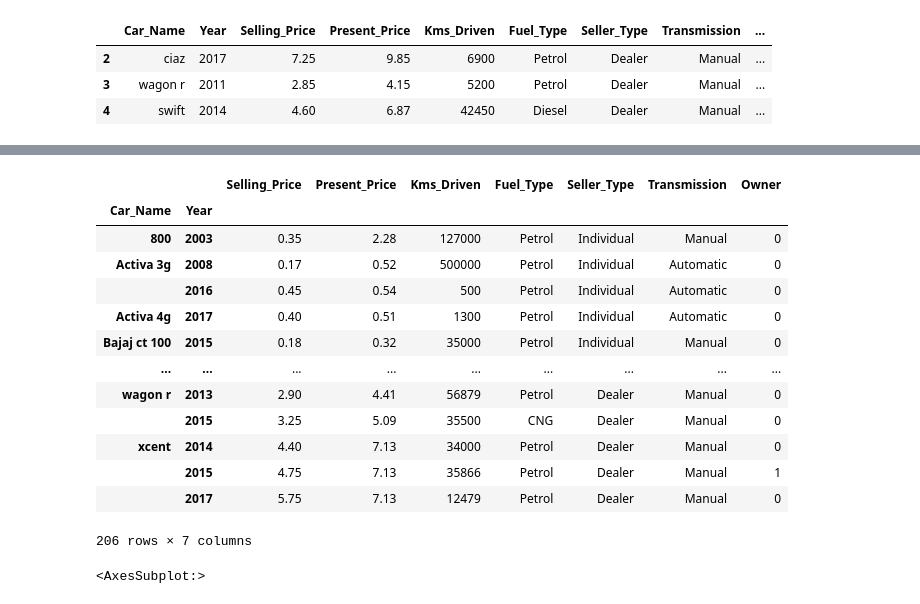
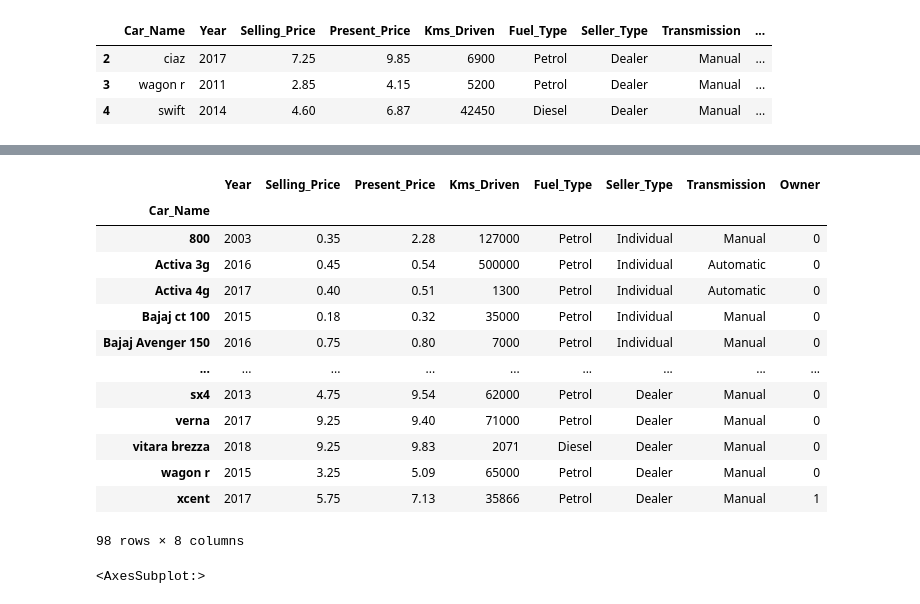
Before and after one commit to levonsg/Advanced_ML, a Jupyter notebook: Classwork/ML_practice1.ipynb, the cells around one changed output, grey strips where cells are left out. Drawn from its saved outputs; the diff is of its cells as text; code cells hidden in the pictures.

```diff
--- a/ML_Advanced/Classwork/ML_practice1.ipynb
+++ b/Classwork/ML_practice1.ipynb
@@ -377,5 +171,3 @@ df.iloc[2:5]
 | 2 | ciaz | 2017 | 7.25 | 9.85 | 6900 | Petrol | Dealer | Manual | ... |
 | 3 | wagon r | 2011 | 2.85 | 4.15 | 5200 | Petrol | Dealer | Manual | ... |
 | 4 | swift | 2014 | 4.60 | 6.87 | 42450 | Diesel | Dealer | Manual | ... |
-# %%
-df.set_index('Selling_Price', inplace=True)
@@ -415,2 +175,0 @@ df.to_csv('car_data_upd.csv')
-# %%
-df.reset_index(inplace=True) # same as df = df.reset_index()
@@ -504,21 +232,21 @@ Name: Year, Length: 301, dtype: datetime64[ns]
 # %%
-df_grouped = df.groupby(['Car_Name', 'Year']).max()
+df_grouped = df.groupby('Car_Name').max()
 df_grouped
 # %% [output]
-|  |  | Selling_Price | Present_Price | Kms_Driven | Fuel_Type | Seller_Type | Transmission | Owner |
-| Car_Name | Year |  |  |  |  |  |  |  |
+|  | Year | Selling_Price | Present_Price | Kms_Driven | Fuel_Type | Seller_Type | Transmission | Owner |
+| Car_Name |  |  |  |  |  |  |  |  |
 | 800 | 2003 | 0.35 | 2.28 | 127000 | Petrol | Individual | Manual | 0 |
-| Activa 3g | 2008 | 0.17 | 0.52 | 500000 | Petrol | Individual | Automatic | 0 |
-|  | 2016 | 0.45 | 0.54 | 500 | Petrol | Individual | Automatic | 0 |
+| Activa 3g | 2016 | 0.45 | 0.54 | 500000 | Petrol | Individual | Automatic | 0 |
 | Activa 4g | 2017 | 0.40 | 0.51 | 1300 | Petrol | Individual | Automatic | 0 |
 | Bajaj ct 100 | 2015 | 0.18 | 0.32 | 35000 | Petrol | Individual | Manual | 0 |
+| Bajaj Avenger 150 | 2016 | 0.75 | 0.80 | 7000 | Petrol | Individual | Manual | 0 |
 | ... | ... | ... | ... | ... | ... | ... | ... | ... |
-| wagon r | 2013 | 2.90 | 4.41 | 56879 | Petrol | Dealer | Manual | 0 |
-|  | 2015 | 3.25 | 5.09 | 35500 | CNG | Dealer | Manual | 0 |
-| xcent | 2014 | 4.40 | 7.13 | 34000 | Petrol | Dealer | Manual | 0 |
-|  | 2015 | 4.75 | 7.13 | 35866 | Petrol | Dealer | Manual | 1 |
-|  | 2017 | 5.75 | 7.13 | 12479 | Petrol | Dealer | Manual | 0 |
+| sx4 | 2013 | 4.75 | 9.54 | 62000 | Petrol | Dealer | Manual | 0 |
+| verna | 2017 | 9.25 | 9.40 | 71000 | Petrol | Dealer | Manual | 0 |
+| vitara brezza | 2018 | 9.25 | 9.83 | 2071 | Diesel | Dealer | Manual | 0 |
+| wagon r | 2015 | 3.25 | 5.09 | 65000 | Petrol | Dealer | Manual | 0 |
+| xcent | 2017 | 5.75 | 7.13 | 35866 | Petrol | Dealer | Manual | 1 |
-206 rows × 7 columns
+98 rows × 8 columns
 # %%
 df['Kms_Driven'].plot()
 # %% [output]
```
Also changed, not shown: parts of 56 cells of this notebook, 10 other files.
